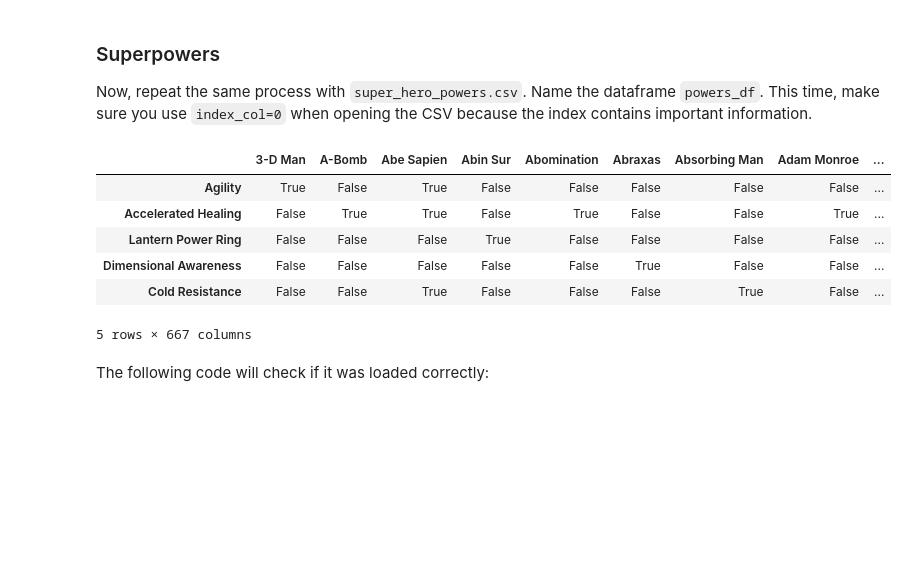
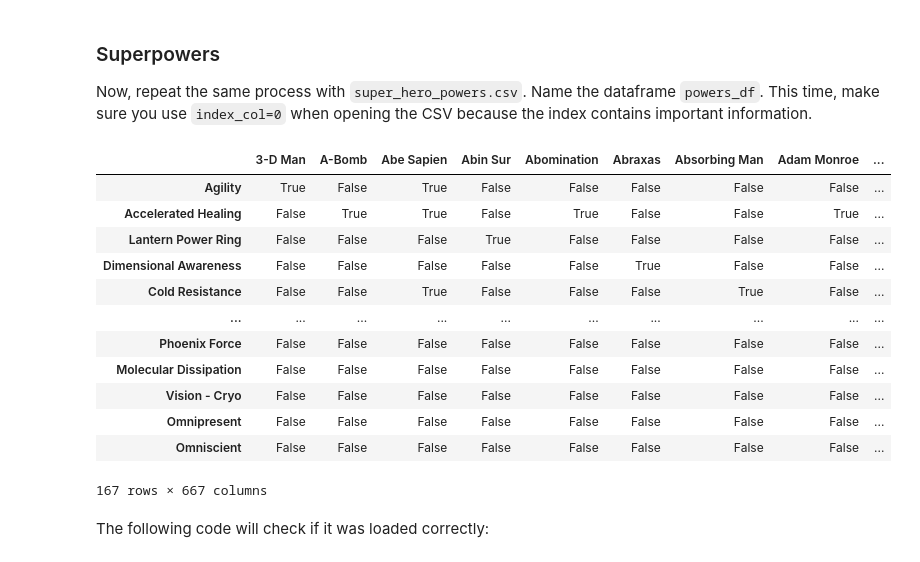
Before and after one commit to jgatharia/dsc-pandas-data-cleaning-lab, a Jupyter notebook: index.ipynb, the cells around one changed output. Cells and saved outputs as stored; diff of their text form; code cells hidden in the pictures; blank space fills up the shorter version.

```diff
--- a/index.ipynb
+++ b/index.ipynb
@@ -202,15 +202,21 @@ Now, repeat the same process with `super_hero_powers.csv`. Name the dataframe `p
 # %%
 # Your code here (create more cells as needed)
 powers_df = pd.read_csv('super_hero_powers.csv', index_col=0)
-powers_df.head()
+powers_df
 # %% [output]
 |  | 3-D Man | A-Bomb | Abe Sapien | Abin Sur | Abomination | Abraxas | Absorbing Man | Adam Monroe | ... |
 | Agility | True | False | True | False | False | False | False | False | ... |
 | Accelerated Healing | False | True | True | False | True | False | False | True | ... |
 | Lantern Power Ring | False | False | False | True | False | False | False | False | ... |
 | Dimensional Awareness | False | False | False | False | False | True | False | False | ... |
 | Cold Resistance | False | False | True | False | False | False | True | False | ... |
+| ... | ... | ... | ... | ... | ... | ... | ... | ... | ... |
+| Phoenix Force | False | False | False | False | False | False | False | False | ... |
+| Molecular Dissipation | False | False | False | False | False | False | False | False | ... |
+| Vision - Cryo | False | False | False | False | False | False | False | False | ... |
+| Omnipresent | False | False | False | False | False | False | False | False | ... |
+| Omniscient | False | False | False | False | False | False | False | False | ... |
-5 rows × 667 columns
+167 rows × 667 columns
 # %% [markdown]
 The following code will check if it was loaded correctly:
 # %%
```
Also changed, not shown: parts of 22 cells of this notebook.
